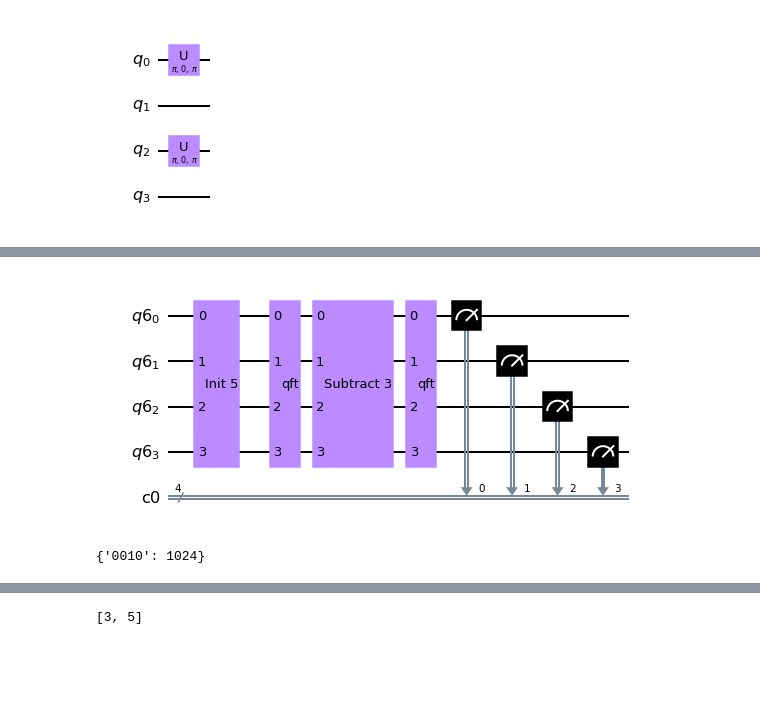
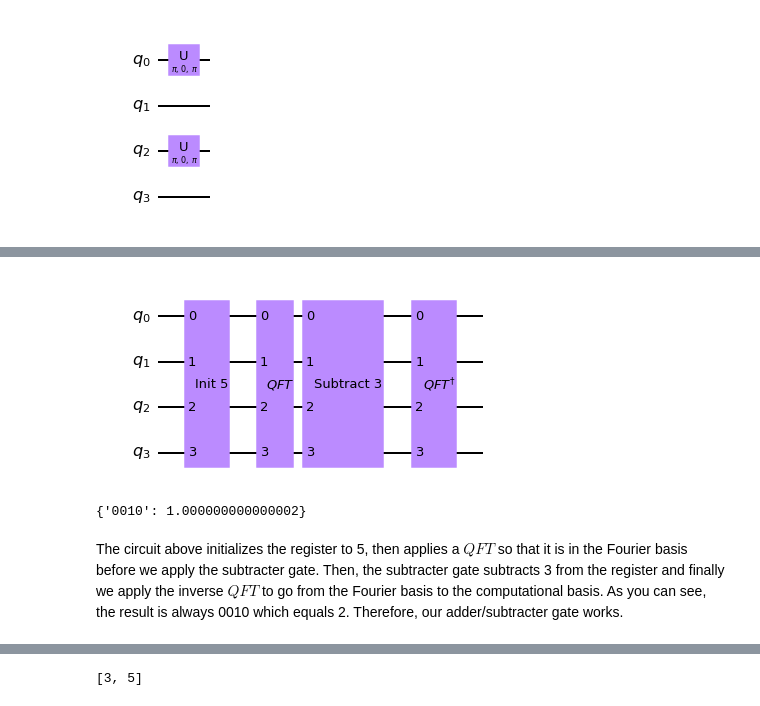
Before and after one commit to epelaaez/QuantumLibrary, a Jupyter notebook: papers/Shor’s using 2n+3 qubits.ipynb, the cells around one changed output, grey strips where cells are left out. Saved outputs shown, nothing was run; the diff lists cells and outputs as text; code cells hidden in the pictures; blank space fills up the shorter version.

```diff
--- a/papers/Shor’s using 2n+3 qubits.ipynb
+++ b/papers/Shor’s using 2n+3 qubits.ipynb
@@ -151,35 +173,34 @@ def adder(n, val_a, dag=False):
 
     return adder_gate
 # %%
-b = QuantumRegister(4)
-c = ClassicalRegister(4)
-q = QuantumCircuit(b,c)
+b = QuantumRegister(4, name='q')
+q = QuantumCircuit(b)
 
 add_1 = 5
 add_2 = 3
 
 init = set_initial(b.size, add_1)
 q.append(init, b[:])
 
-qft = QFT(4)
+qft = QFT(4, name="$QFT$")
 q.append(qft, b[:])
 
 add = adder(4, add_2, dag=True)
 q.append(add, b[:])
 
-qft_i = QFT(4, inverse=True)
+qft_i = QFT(4, inverse=True, name="$QFT^\dag$")
 q.append(qft_i, b[:])
-
-q.measure(b, c)
 
 display(q.draw('mpl'))
 
-backend = Aer.get_backend('qasm_simulator')
+backend = Aer.get_backend('statevector_simulator')
 q = transpile(q, basis_gates=['cx', 'u'])
 result = backend.run(q).result()
 counts = result.get_counts()
 counts
 # %% [output]
-[figure, old version]
+[figure, new version]
-{'0010': 1024}
+{'0010': 1.000000000000002}
+# %% [markdown]
+The circuit above initializes the register to 5, then applies a $QFT$ so that it is in the Fourier basis before we apply the subtracter gate. Then, the subtracter gate subtracts 3 from the register and finally we apply the inverse $QFT$ to go from the Fourier basis to the computational basis. As you can see, the result is always 0010 which equals 2. Therefore, our adder/subtracter gate works.
 # %% [markdown]
```
Also changed, not shown: parts of 35 cells of this notebook.
